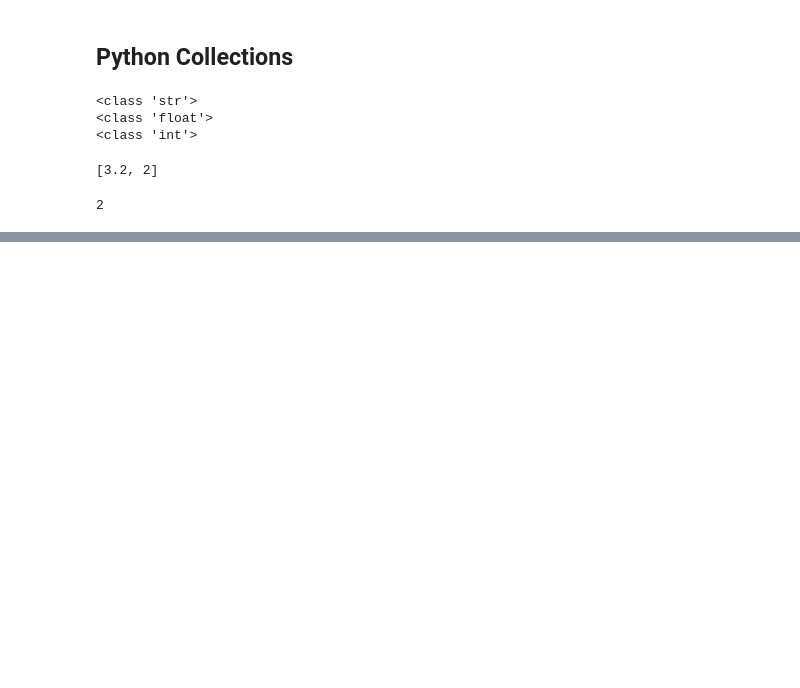
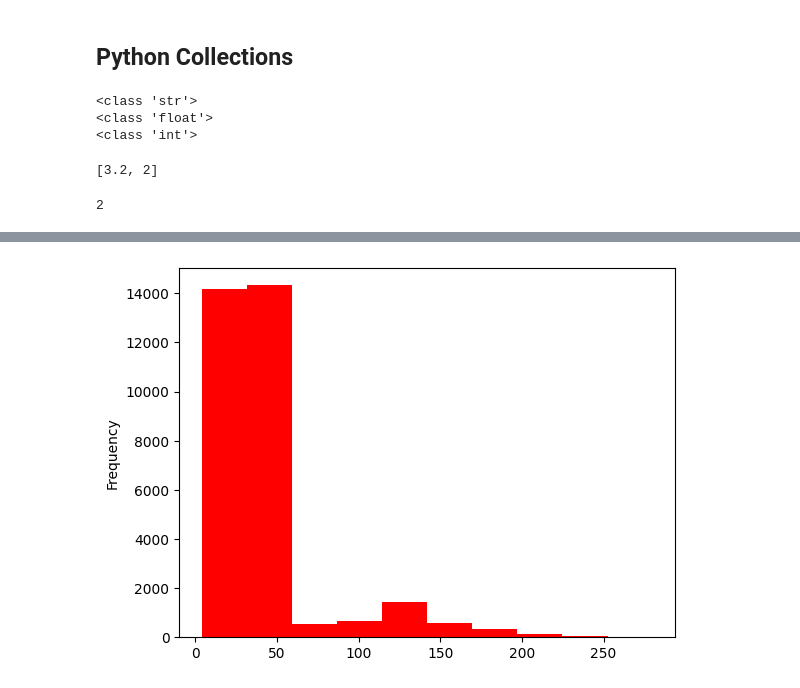
Before and after one commit to aicbu/dimen-python-2023, a Jupyter notebook: data/hello.ipynb, the cells around one changed output, grey strips where cells are left out. Drawn from its saved outputs; the diff is of its cells as text; code cells hidden in the pictures; blank space fills up the shorter version.

Commit message:
added .gitignore and plot

```diff
--- a/data/hello.ipynb
+++ b/data/hello.ipynb
@@ -51,0 +59,2 @@ print(my_dict['two'])
+# %%
+surveys = pd.read_csv('portal-teachingdb-master/surveys.csv')
@@ -51,0 +118,2 @@ print(my_dict['two'])
+# %%
+surveys["weight"] = surveys["weight"] *1.1
@@ -51,0 +136,5 @@ print(my_dict['two'])
+# %%
+surveys["weight"].plot(kind='hist',color='red')
+plt.savefig('figs/hist.png',dpi=300)
+# %% [output]
+[figure, added]
```
Also changed, not shown: parts of 9 cells of this notebook.
